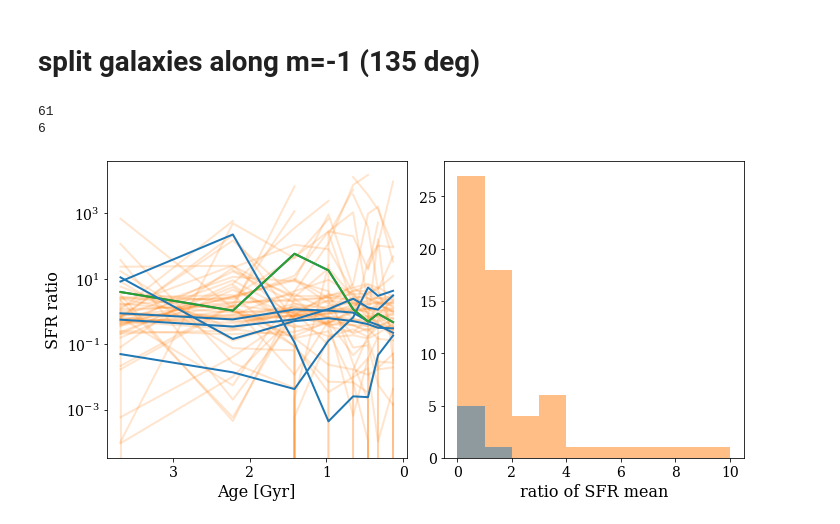
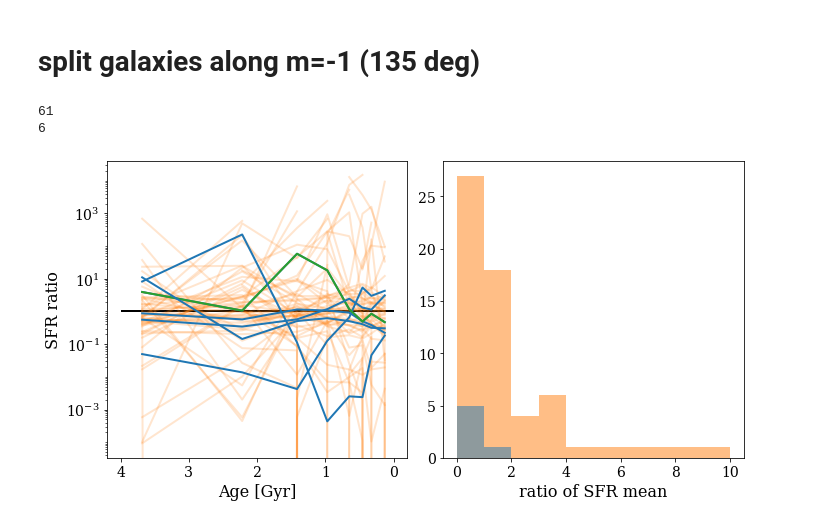
Before and after one commit to ekta1224/IllustrisAD, a Jupyter notebook: phast/SFR_ratios_Cycle29.ipynb, the cells around one changed output. Saved outputs shown, nothing was run; the diff lists cells and outputs as text; code cells hidden in the pictures.

Commit message:
made one more plot to show Ben where last years example is on these plots

```diff
--- a/phast/SFR_ratios_Cycle29.ipynb
+++ b/phast/SFR_ratios_Cycle29.ipynb
@@ -219,32 +220,39 @@ print(len(ids))
 for id in ids:
     id = int(id)
     data = np.loadtxt('%s_SFR_time_avg_recentMM_m-1split.txt'%id)
     ratio = data[:,1]/data[:,2]
     MM_avg.append(np.mean(data[:,1])/np.mean(data[:,2]))
     times = list(data[:,0])
     MM_max.append(np.max(ratio))
     ax.plot(times,ratio,color='C0', lw=2)
     if id == 392544:
         ax.plot(times,ratio,color='C2', lw=2)
 
 ax.set_yscale("log")
 ax.invert_xaxis()
 ax.set_xlabel('Age [Gyr]')
 ax.set_ylabel('SFR ratio')
-#ax.set_ylim(0,10000)
+ax.hlines(y=1,xmin=0, xmax=4)
+y_major = matplotlib.ticker.LogLocator(base = 10.0, numticks = 5)
+ax.yaxis.set_major_locator(y_major)
+y_minor = matplotlib.ticker.LogLocator(base = 10.0, subs = numpy.arange(1.0, 10.0) * 0.1, numticks = 10)
+ax.yaxis.set_minor_locator(y_minor)
+ax.yaxis.set_minor_formatter(matplotlib.ticker.NullFormatter())
+#ax.set_ylim(1e-3,1e3)
 
 
 
 noMM_avg = np.nan_to_num(noMM_avg)
 MM_avg = np.nan_to_num(MM_avg)
 ax2.hist(noMM_avg, bins=10,range=(0,10), color='C1',alpha=0.5)
 ax2.hist(MM_avg, bins=10, range=(0,10),color='C0',alpha=0.5)
 ax2.set_xlabel('ratio of SFR mean')
 
 #print(np.sort(noMM_avg), np.sort(MM_avg))
 #print(MM_avg, MM_max, ids)
 plt.tight_layout()
+plt.savefig('PHAST_example.pdf')
 # %% [output]
 61
 6
-[figure, old version]
+[figure, new version]
```
Also changed, not shown: parts of 1 cell of this notebook, 1 other file.
